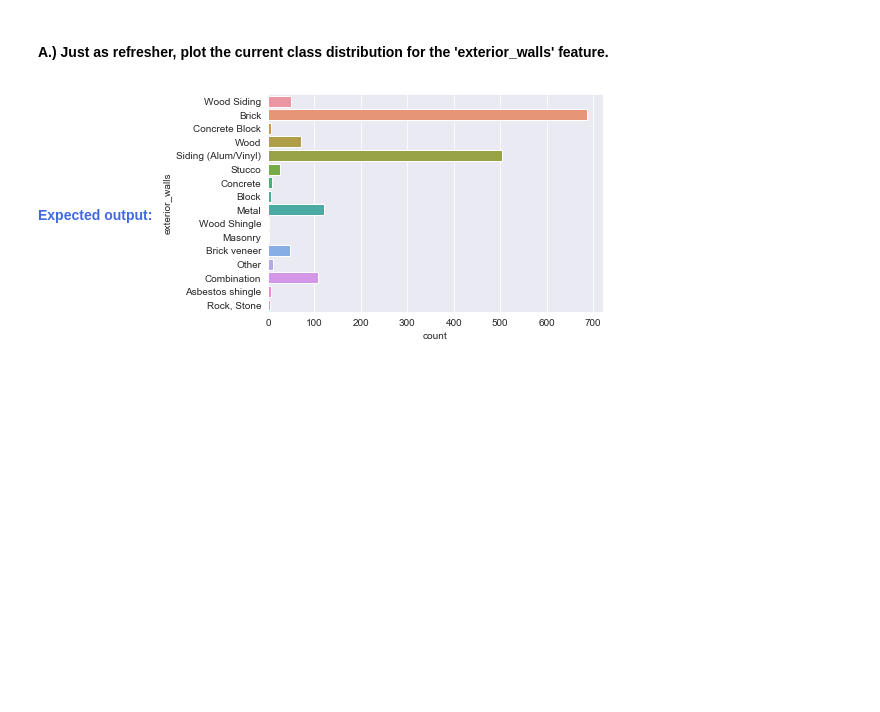
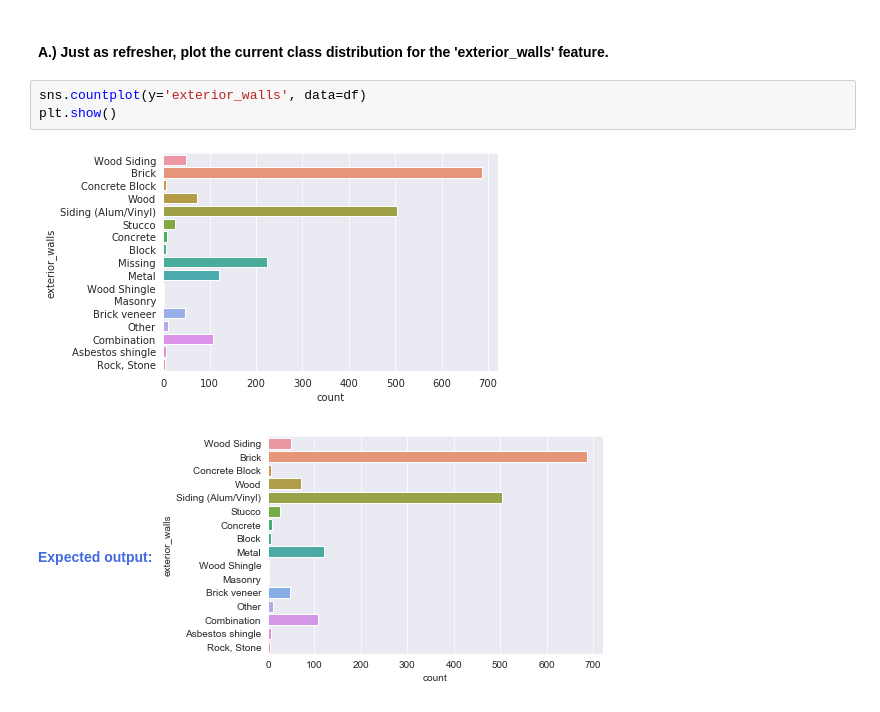
Before and after one commit to cedricsoares/elite_data_science, a Jupyter notebook: 2 - Workbook - Data Cleaning.ipynb, the cells around one changed output. Saved outputs shown, nothing was run; the diff lists cells and outputs as text; blank space fills up the shorter version.

Commit message:
Finish all data cleaning notebook

```diff
--- a/2 - Workbook - Data Cleaning.ipynb
+++ b/2 - Workbook - Data Cleaning.ipynb
@@ -177,6 +186,11 @@ Before moving on, it's imperative that you've been following along the online Co
 In the coding section, we fixed the structural issues for the 'roof' feature. In this exercise, let's do the same for the other two categorical features, starting with **'exterior_walls'.**
 # %% [markdown]
 #### A.) Just as refresher, plot the current class distribution for the 'exterior_walls' feature.
+# %%
+sns.countplot(y='exterior_walls', data=df)
+plt.show()
+# %% [output]
+[figure, added]
 # %% [markdown]
 <strong style="color:RoyalBlue">Expected output:</strong>
 <img src="embedded-picture-1">
```
Also changed, not shown: parts of 15 cells of this notebook.
